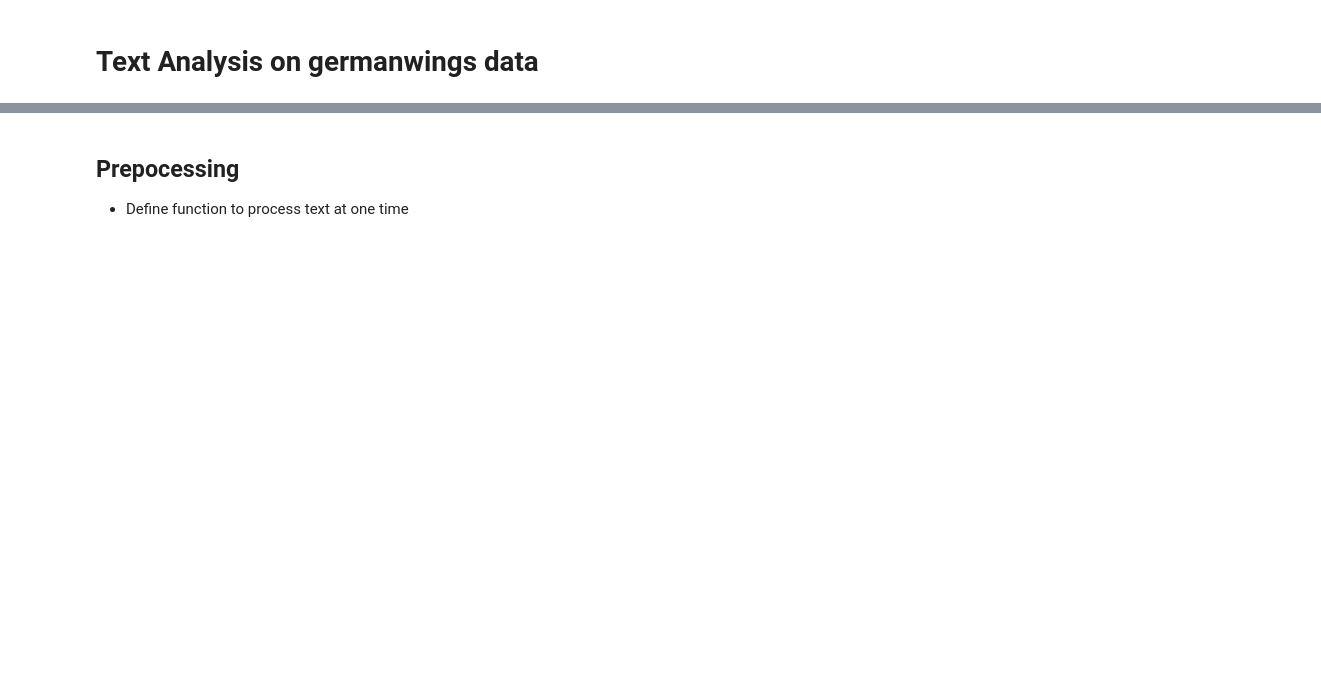
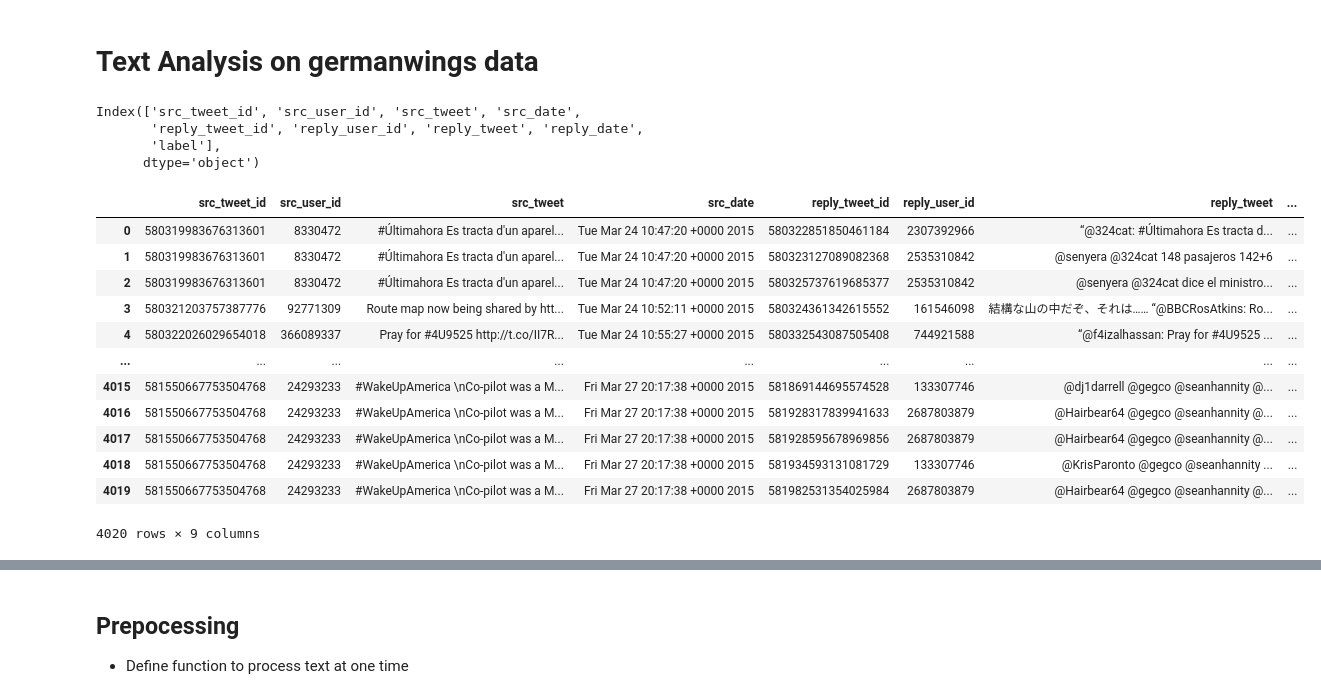
Before and after one commit to yuchen74/BeforeThesis, a Jupyter notebook: germanwings/3 Text Analysis-germanwings.ipynb, the cells around one changed output, grey strips where cells are left out. Saved outputs shown, nothing was run; the diff lists cells and outputs as text; code cells hidden in the pictures; blank space fills up the shorter version.

```diff
--- a/germanwings/3 Text Analysis-germanwings.ipynb
+++ b/germanwings/3 Text Analysis-germanwings.ipynb
@@ -10,6 +10,29 @@ import seaborn as sns
 df = pd.read_csv(r'D:\論文\PHEME9\Data\CSV\germanwings.csv', encoding = 'utf-8', header = None)
 df.columns = ['src_tweet_id', 'src_user_id', 'src_tweet','src_date','reply_tweet_id','reply_user_id','reply_tweet','reply_date', 'label']
 df.reply_tweet = df.reply_tweet.replace(np.nan,"")
+# %%
+df.columns
+# %% [output]
+Index(['src_tweet_id', 'src_user_id', 'src_tweet', 'src_date',
+       'reply_tweet_id', 'reply_user_id', 'reply_tweet', 'reply_date',
+       'label'],
+      dtype='object')
+# %%
+df
+# %% [output]
+|  | src_tweet_id | src_user_id | src_tweet | src_date | reply_tweet_id | reply_user_id | reply_tweet | ... |
+| 0 | 580319983676313601 | 8330472 | #Últimahora Es tracta d'un aparel... | Tue Mar 24 10:47:20 +0000 2015 | 580322851850461184 | 2307392966 | “@324cat: #Últimahora Es tracta d... | ... |
+| 1 | 580319983676313601 | 8330472 | #Últimahora Es tracta d'un aparel... | Tue Mar 24 10:47:20 +0000 2015 | 580323127089082368 | 2535310842 | @senyera @324cat 148 pasajeros 142+6 | ... |
+| 2 | 580319983676313601 | 8330472 | #Últimahora Es tracta d'un aparel... | Tue Mar 24 10:47:20 +0000 2015 | 580325737619685377 | 2535310842 | @senyera @324cat dice el ministro... | ... |
+| 3 | 580321203757387776 | 92771309 | Route map now being shared by htt... | Tue Mar 24 10:52:11 +0000 2015 | 580324361342615552 | 161546098 | 結構な山の中だぞ、それは…… “@BBCRosAtkins: Ro... | ... |
+| 4 | 580322026029654018 | 366089337 | Pray for #4U9525 http://t.co/II7R... | Tue Mar 24 10:55:27 +0000 2015 | 580332543087505408 | 744921588 | “@f4izalhassan: Pray for #4U9525 ... | ... |
+| ... | ... | ... | ... | ... | ... | ... | ... | ... |
+| 4015 | 581550667753504768 | 24293233 | #WakeUpAmerica \nCo-pilot was a M... | Fri Mar 27 20:17:38 +0000 2015 | 581869144695574528 | 133307746 | @dj1darrell @gegco @seanhannity @... | ... |
+| 4016 | 581550667753504768 | 24293233 | #WakeUpAmerica \nCo-pilot was a M... | Fri Mar 27 20:17:38 +0000 2015 | 581928317839941633 | 2687803879 | @Hairbear64 @gegco @seanhannity @... | ... |
+| 4017 | 581550667753504768 | 24293233 | #WakeUpAmerica \nCo-pilot was a M... | Fri Mar 27 20:17:38 +0000 2015 | 581928595678969856 | 2687803879 | @Hairbear64 @gegco @seanhannity @... | ... |
+| 4018 | 581550667753504768 | 24293233 | #WakeUpAmerica \nCo-pilot was a M... | Fri Mar 27 20:17:38 +0000 2015 | 581934593131081729 | 133307746 | @KrisParonto @gegco @seanhannity ... | ... |
+| 4019 | 581550667753504768 | 24293233 | #WakeUpAmerica \nCo-pilot was a M... | Fri Mar 27 20:17:38 +0000 2015 | 581982531354025984 | 2687803879 | @Hairbear64 @gegco @seanhannity @... | ... |
+4020 rows × 9 columns
 # %%
 src_tw_df = df.iloc[:,[0,1,2,3,8]].copy()
 src_tw_df = src_tw_df.drop_duplicates()
```
Also changed, not shown: parts of 46 cells of this notebook, 13 other files.
